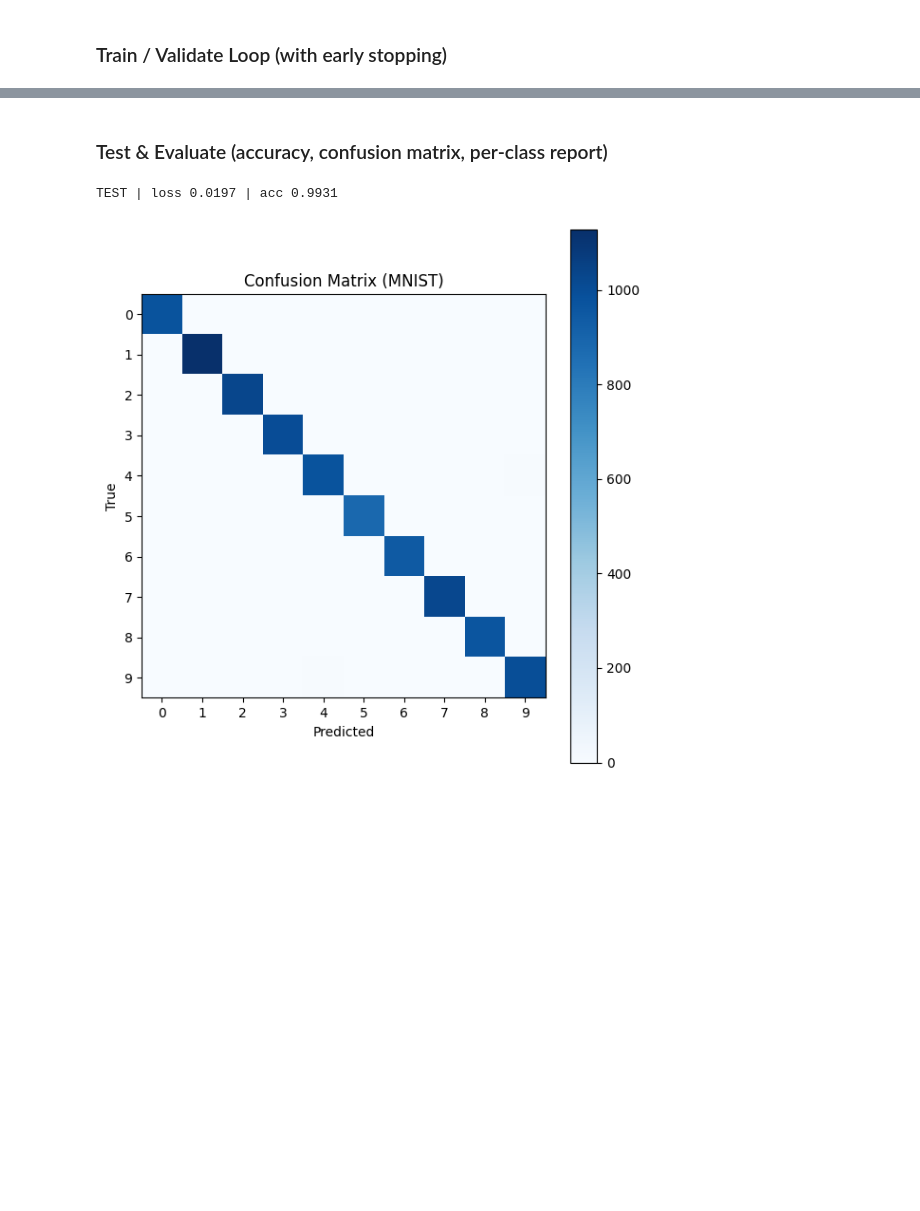
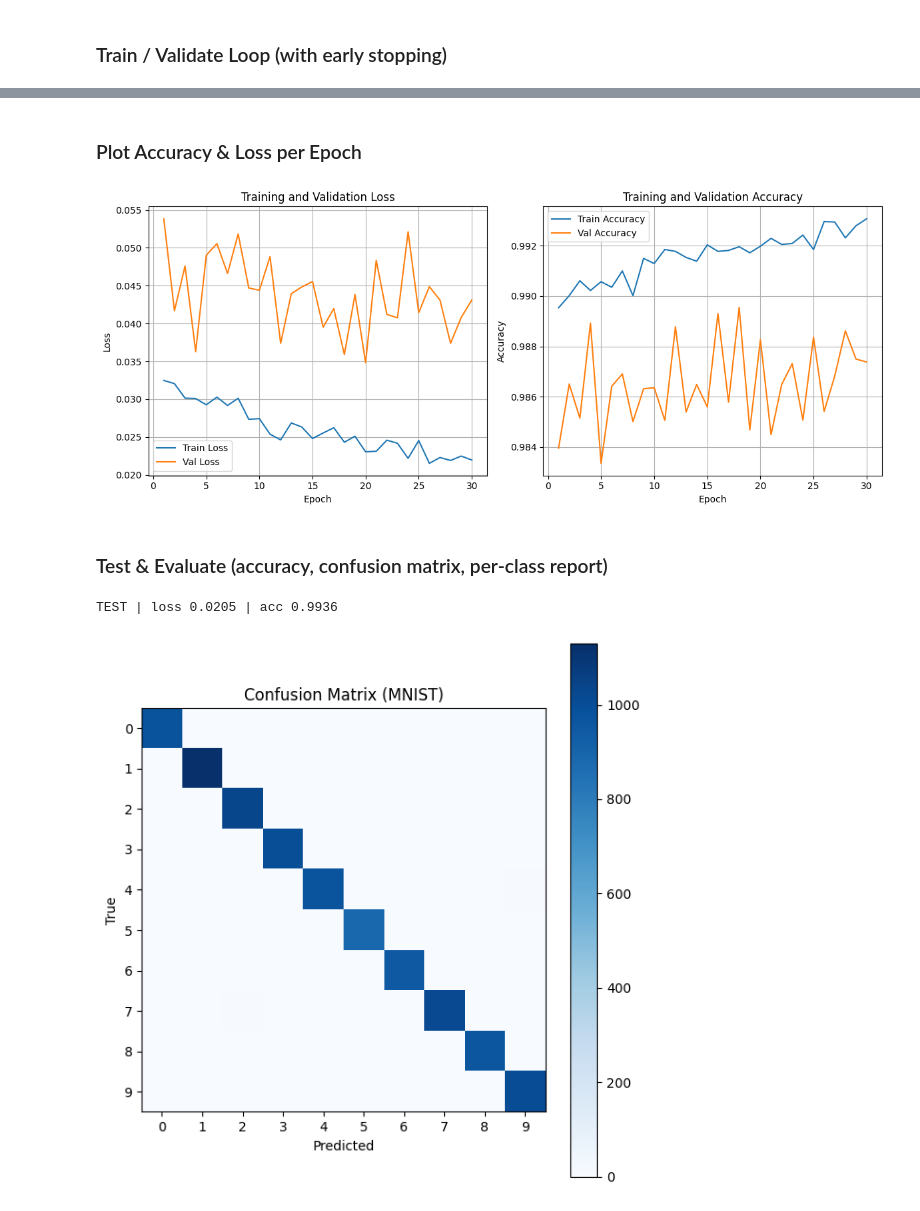
Before and after one commit to morsechimwai/computer-vision-engineer, a Jupyter notebook: notebooks/cnn-lenet-5.ipynb, the cells around one changed output, grey strips where cells are left out. Drawn from its saved outputs; the diff is of its cells as text; code cells hidden in the pictures; blank space fills up the shorter version.

```diff
--- a/notebooks/cnn-lenet-5.ipynb
+++ b/notebooks/cnn-lenet-5.ipynb
@@ -299,9 +302,19 @@ def evaluate(model, loader, criterion, metric):
 # Training / Validation loop with early stopping
 
 best_val_acc, best_state = 0.0, None
+history = {"train_loss": [], "train_acc": [], "val_loss": [], "val_acc": []}
+
 for epoch in range(1, EPOCHS+1):
     tr_loss, tr_acc = train_one_epoch(model, train_loader, optimizer, criterion)
     val_loss, val_acc = evaluate(model, val_loader, criterion, acc_metric_val)
+
+    # Record history
+    history["train_loss"].append(tr_loss)
+    history["train_acc"].append(tr_acc)
+    history["val_loss"].append(val_loss)
+    history["val_acc"].append(val_acc)
+
+    # Save the best model
     if val_acc > best_val_acc:
         best_val_acc, best_state = val_acc, {k: v.cpu().clone() for k,v in model.state_dict().items()}
 
@@ -329,6 +342,37 @@ Epoch 30 | train loss 0.0208 acc 0.9932 | val loss 0.0372 acc 0.9883
 if best_state is not None:
     model.load_state_dict(best_state)
     model.to(DEVICE)
+# %% [markdown]
+### Plot Accuracy & Loss per Epoch
+# %%
+epochs = range(1, EPOCHS + 1)
+
+plt.figure(figsize=(12, 5))
+
+# Plot Training & Validation Loss
+plt.subplot(1, 2, 1)
+plt.plot(epochs, history["train_loss"], label="Train Loss")
+plt.plot(epochs, history["val_loss"], label="Val Loss")
+plt.xlabel("Epoch")
+plt.ylabel("Loss")
+plt.title("Training and Validation Loss")
+plt.legend()
+plt.grid(True)
+
+# Plot Training & Validation Accuracy
+plt.subplot(1, 2, 2)
+plt.plot(epochs, history["train_acc"], label="Train Accuracy")
+plt.plot(epochs, history["val_acc"], label="Val Accuracy")
+plt.xlabel("Epoch")
+plt.ylabel("Accuracy")
+plt.title("Training and Validation Accuracy")
+plt.legend()
+plt.grid(True)
+
+plt.tight_layout()
+plt.show()
+# %% [output]
+[figure, added]
 # %% [markdown]
 ### Test & Evaluate (accuracy, confusion matrix, per-class report)
 # %%
@@ -336,7 +380,7 @@ if best_state is not None:
 test_loss, test_acc = evaluate(model, test_loader, criterion, acc_metric_test)
 print(f"TEST | loss {test_loss:.4f} | acc {test_acc:.4f}")
 # %% [output]
-TEST | loss 0.0197 | acc 0.9931
+TEST | loss 0.0205 | acc 0.9936
 # %%
 # Confusion Matrix
 cm_metric = MulticlassConfusionMatrix(num_classes=num_classes).to(DEVICE)
```
Also changed, not shown: parts of 4 cells of this notebook, 2 other files.
